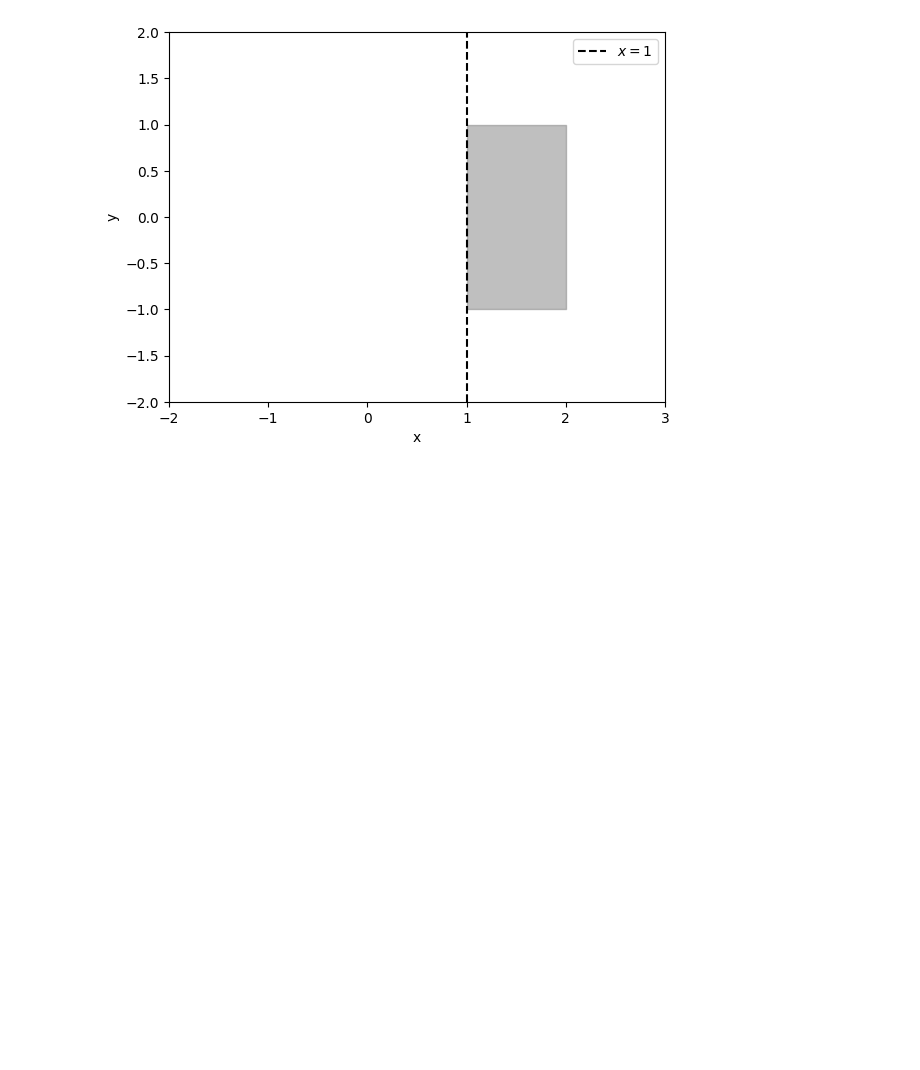
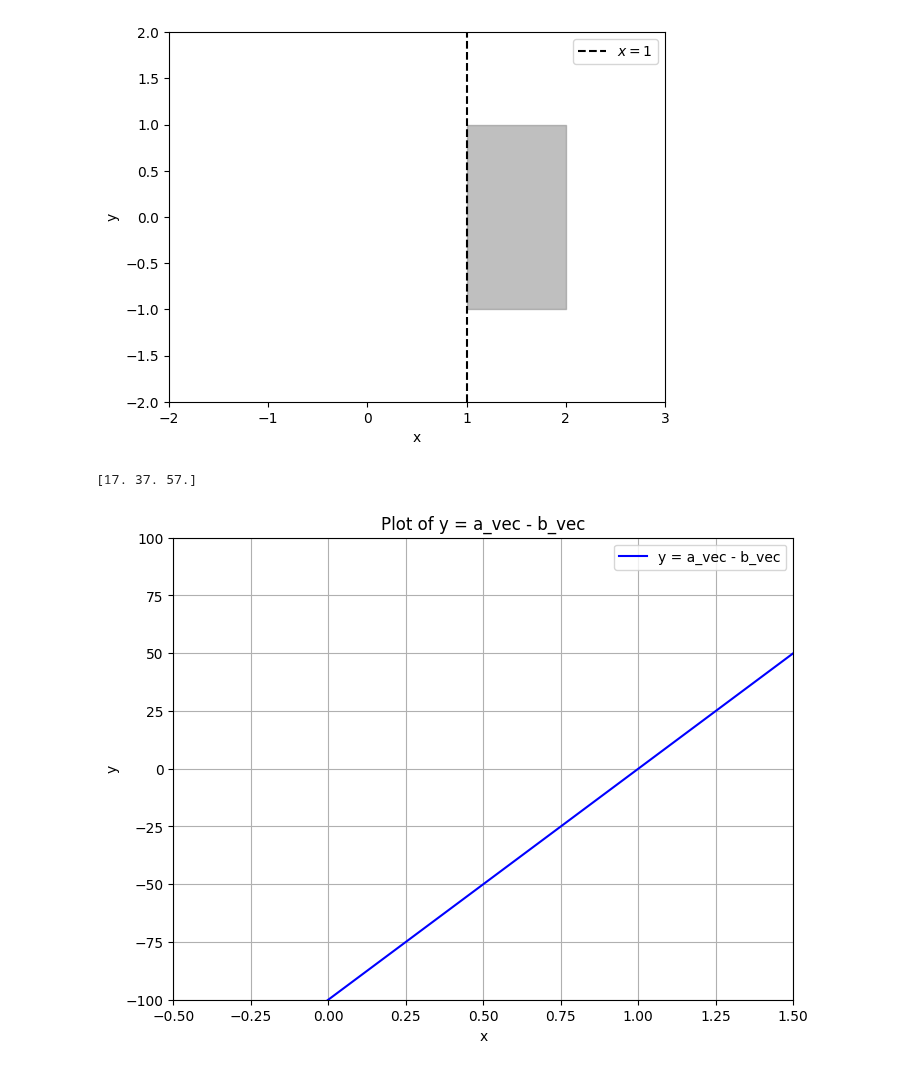
Before and after one commit to Jackmastro/Semester_Project, a Jupyter notebook: notebooks/tests.ipynb, the cells around one changed output. Saved outputs shown, nothing was run; the diff lists cells and outputs as text; code cells hidden in the pictures; blank space fills up the shorter version.

Commit message:
correction in plot

```diff
--- a/notebooks/tests.ipynb
+++ b/notebooks/tests.ipynb
@@ -120,3 +120,41 @@ ax.legend()
 plt.show()
 # %% [output]
 [figure]
+# %%
+T_amb_vec = np.linspace(17, 57, 3)
+print(T_amb_vec)
+# %% [output]
+[17. 37. 57.]
+# %%
+import numpy as np
+import matplotlib.pyplot as plt
+
+# Define x-axis range
+x = np.linspace(-0.5, 1.5, 500)
+
+# Define a_vec (constant) and b_vec
+b_vec = 50  # Constant value for a_vec
+a_vec = np.linspace(-100, 100, 500)  # Range for b_vec matching the x-axis size
+
+# Calculate y-axis values: y = a_vec - b_vec
+y = a_vec - b_vec
+
+# Plot the line
+plt.figure(figsize=(8, 6))
+plt.plot(x, y, label='y = a_vec - b_vec', color='blue')
+
+# Set axis limits
+plt.xlim(-0.5, 1.5)
+plt.ylim(-100, 100)
+
+# Add labels, title, and legend
+plt.xlabel('x')
+plt.ylabel('y')
+plt.title('Plot of y = a_vec - b_vec')
+plt.legend()
+plt.grid(True)
+
+# Show the plot
+plt.show()
+# %% [output]
+[figure, added]
```
Also changed, not shown: 3 other files.
